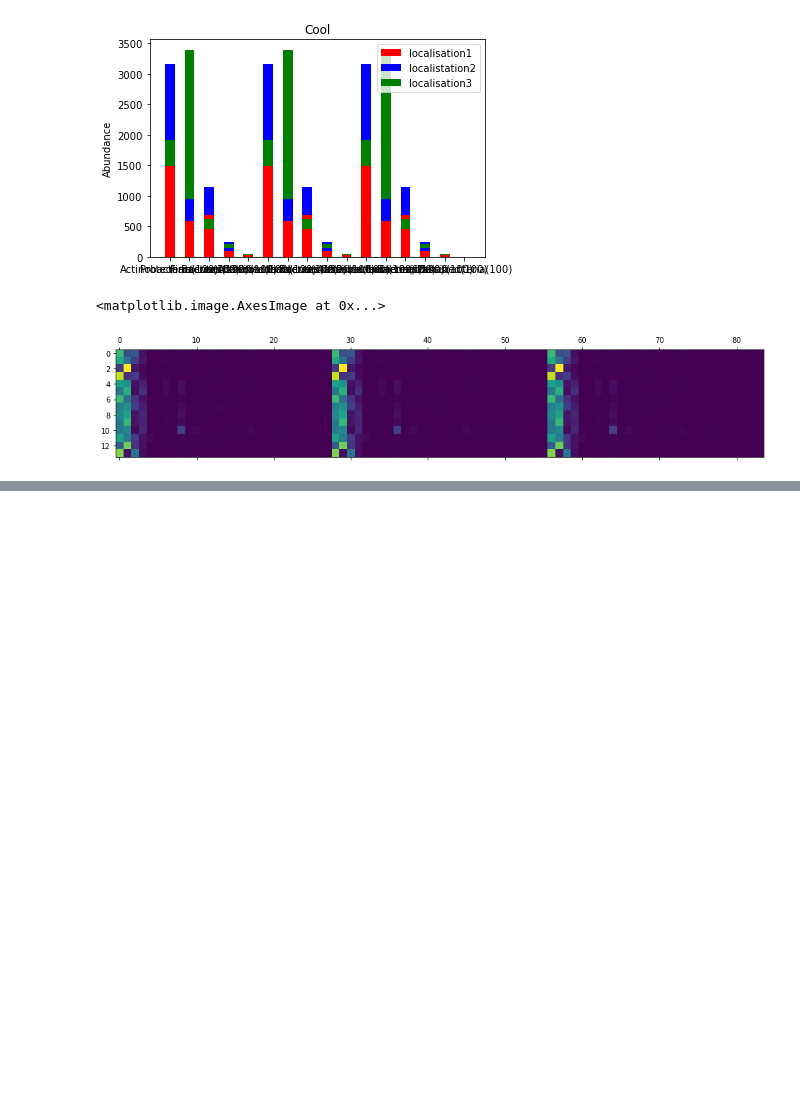
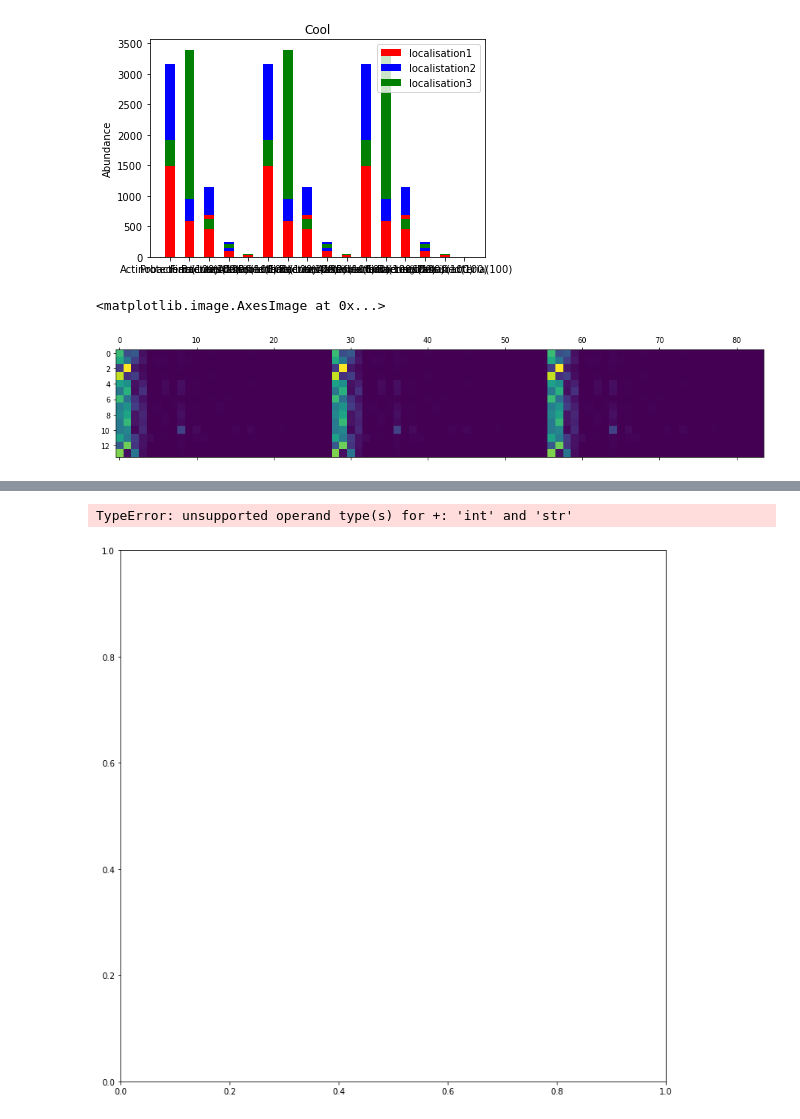
Before and after one commit to mmartelat/vdb_joha_marie, a Jupyter notebook: projetVdb.ipynb, the cells around one changed output, grey strips where cells are left out. Drawn from its saved outputs; the diff is of its cells as text; code cells hidden in the pictures; blank space fills up the shorter version.

```diff
--- a/projetVdb.ipynb
+++ b/projetVdb.ipynb
@@ -336,0 +483,18 @@ plt.matshow(mat)
+# %%
+import matplotlib.pyplot as plt
+import squarify
+
+
+#test treemap avec df
+dicoTaxoTest = getDicoTaxo(df)
+df3 = getDF(dicoTaxoTest)
+
+fig, ax = plt.subplots(1, figsize = (12,12))
+squarify.plot(sizes=df3['door_in_1'],
+              label=df[1],
+              alpha=.8 )
+plt.axis('off')
+plt.show()
+# %% [output]
+TypeError: unsupported operand type(s) for +: 'int' and 'str'
+[figure, added]
```
Also changed, not shown: parts of 7 cells of this notebook.
